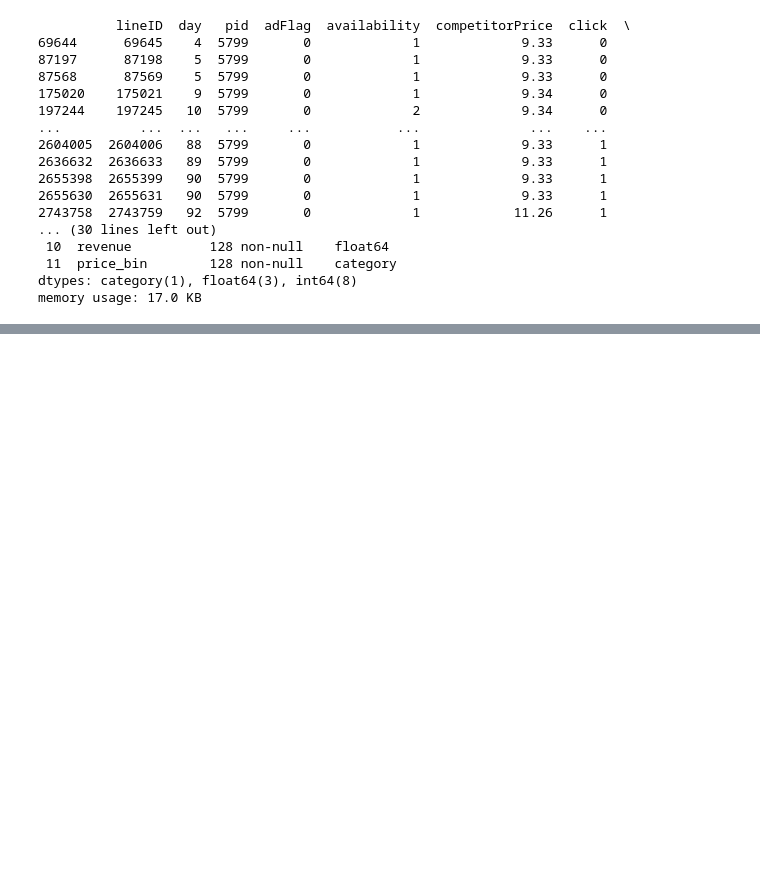
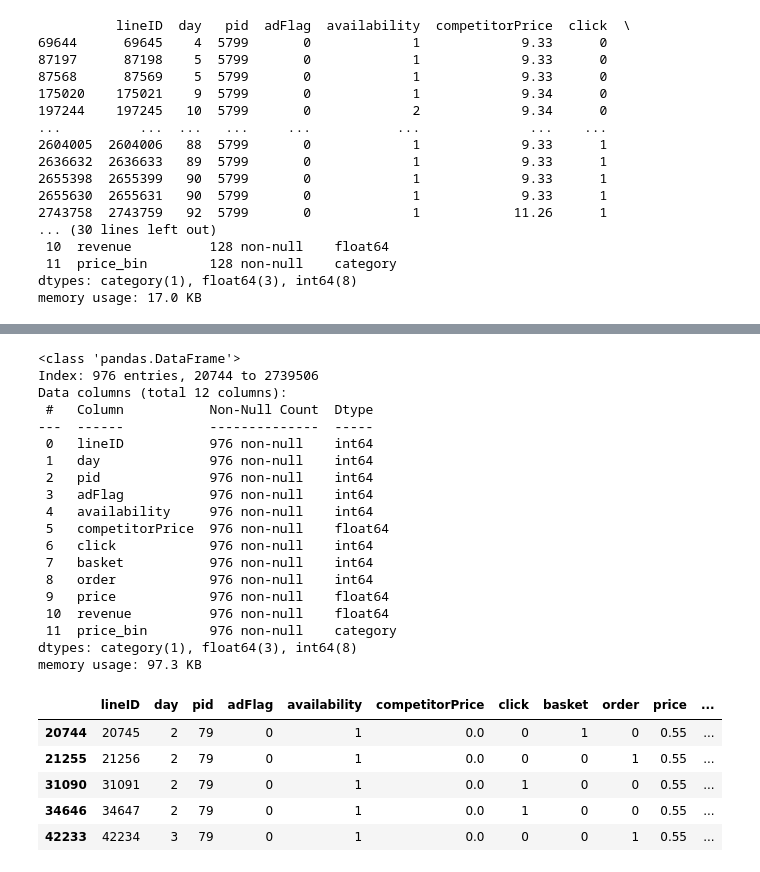
Before and after one commit to Happydeath97/analyticalProjectProductPricing, a Jupyter notebook: notebooks/EDA_Said.ipynb, the cells around one changed output, grey strips where cells are left out. Cells and saved outputs as stored; diff of their text form; code cells hidden in the pictures; blank space fills up the shorter version.

Commit message:
method for handling 0 values in competitor price created

```diff
--- a/notebooks/EDA_Said.ipynb
+++ b/notebooks/EDA_Said.ipynb
@@ -513,0 +538,30 @@ memory usage: 17.0 KB
+# %%
+price_equals_0_train = train[train['competitorPrice'].eq(0)]
+price_equals_0_train.info()
+price_equals_0_train.head()
+# %% [output]
+<class 'pandas.DataFrame'>
+Index: 976 entries, 20744 to 2739506
+Data columns (total 12 columns):
+ #   Column           Non-Null Count  Dtype
+---  ------           --------------  -----
+ 0   lineID           976 non-null    int64
+ 1   day              976 non-null    int64
+ 2   pid              976 non-null    int64
+ 3   adFlag           976 non-null    int64
+ 4   availability     976 non-null    int64
+ 5   competitorPrice  976 non-null    float64
+ 6   click            976 non-null    int64
+ 7   basket           976 non-null    int64
+ 8   order            976 non-null    int64
+ 9   price            976 non-null    float64
+ 10  revenue          976 non-null    float64
+ 11  price_bin        976 non-null    category
+dtypes: category(1), float64(3), int64(8)
+memory usage: 97.3 KB
+|  | lineID | day | pid | adFlag | availability | competitorPrice | click | basket | order | price | ... |
+| 20744 | 20745 | 2 | 79 | 0 | 1 | 0.0 | 0 | 1 | 0 | 0.55 | ... |
+| 21255 | 21256 | 2 | 79 | 0 | 1 | 0.0 | 0 | 0 | 1 | 0.55 | ... |
+| 31090 | 31091 | 2 | 79 | 0 | 1 | 0.0 | 1 | 0 | 0 | 0.55 | ... |
+| 34646 | 34647 | 2 | 79 | 0 | 1 | 0.0 | 1 | 0 | 0 | 0.55 | ... |
+| 42233 | 42234 | 3 | 79 | 0 | 1 | 0.0 | 0 | 0 | 1 | 0.55 | ... |
```
Also changed, not shown: parts of 3 cells of this notebook, 2 other files.
